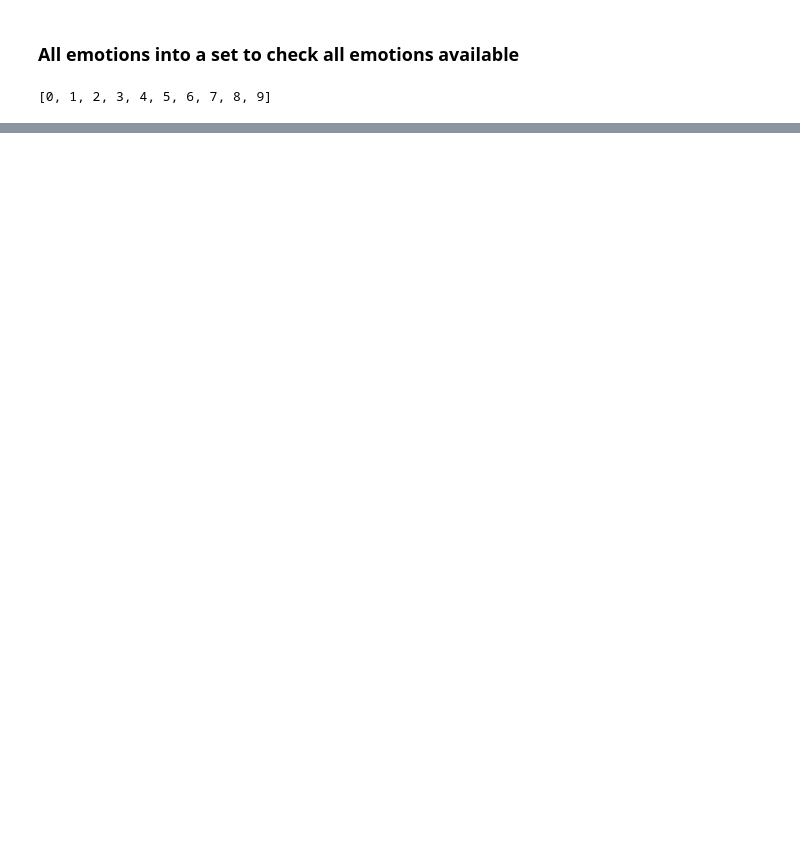
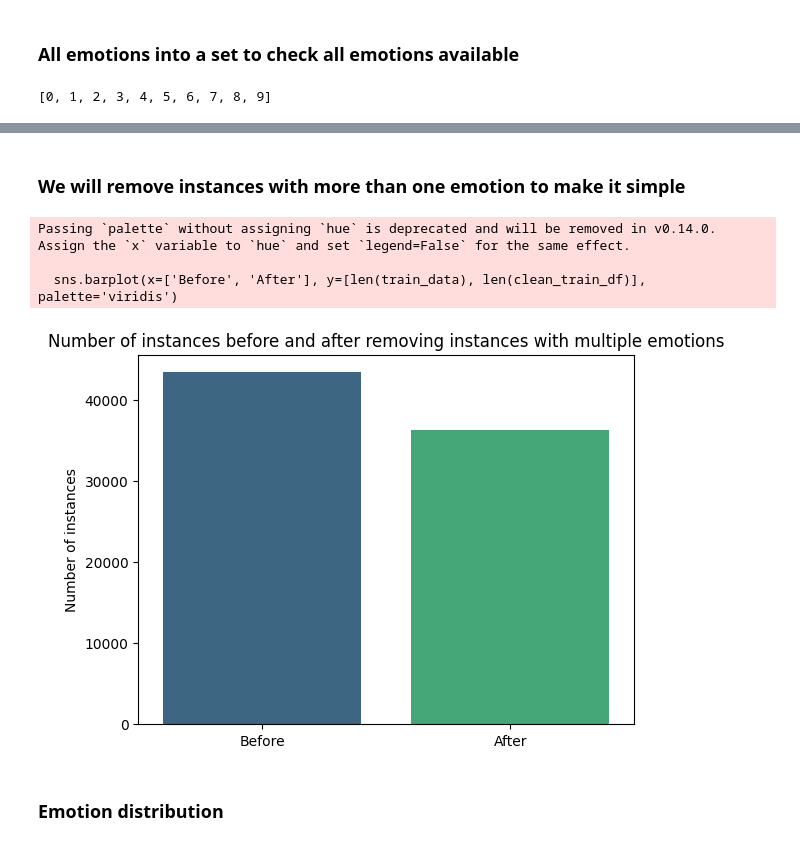
Before and after one commit to rgap/NMA-GoEmotions-Project, a Jupyter notebook: notebooks/1_initial_data_analysis.ipynb, the cells around one changed output, grey strips where cells are left out. Cells and saved outputs as stored; diff of their text form; code cells hidden in the pictures; blank space fills up the shorter version.

```diff
--- a/notebooks/1_initial_data_analysis.ipynb
+++ b/notebooks/1_initial_data_analysis.ipynb
@@ -179,0 +203,21 @@ emotions_dict = {
+# %% [markdown]
+### We will remove instances with more than one emotion to make it simple
+# %%
+# Remove instances with more than one emotion from each dataset
+clean_train_df = train_data[train_data['emotion'].apply(lambda x: len(x.split(',')) == 1)]
+# %%
+# Plot a barplot with one bar showing the number of instances before removing those with multiple emotions
+# and another bar showing the number of instances after removing them
+import seaborn as sns
+import matplotlib.pyplot as plt
+sns.barplot(x=['Before', 'After'], y=[len(train_data), len(clean_train_df)], palette='viridis')
+plt.title('Number of instances before and after removing instances with multiple emotions')
+plt.ylabel('Number of instances')
+plt.show()
+# %% [output]
+Passing `palette` without assigning `hue` is deprecated and will be removed in v0.14.0. Assign the `x` variable to `hue` and set `legend=False` for the same effect.
+
+  sns.barplot(x=['Before', 'After'], y=[len(train_data), len(clean_train_df)], palette='viridis')
+[figure, added]
+# %% [markdown]
+### Emotion distribution
```
Also changed, not shown: parts of 9 cells of this notebook, 5 other files.
